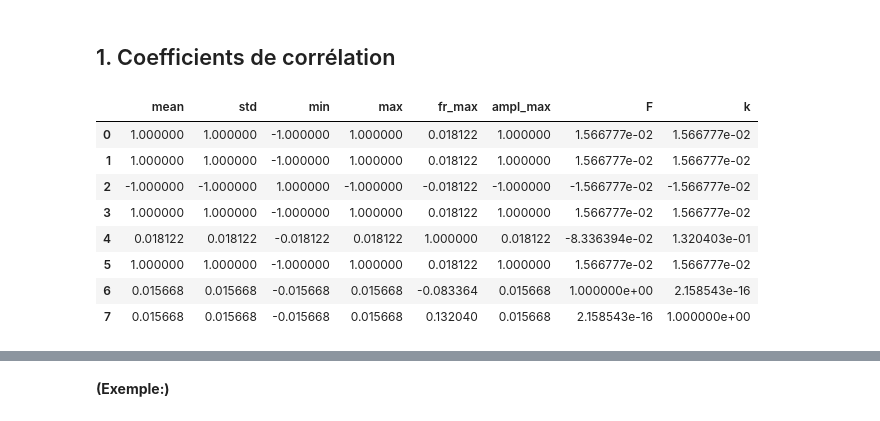
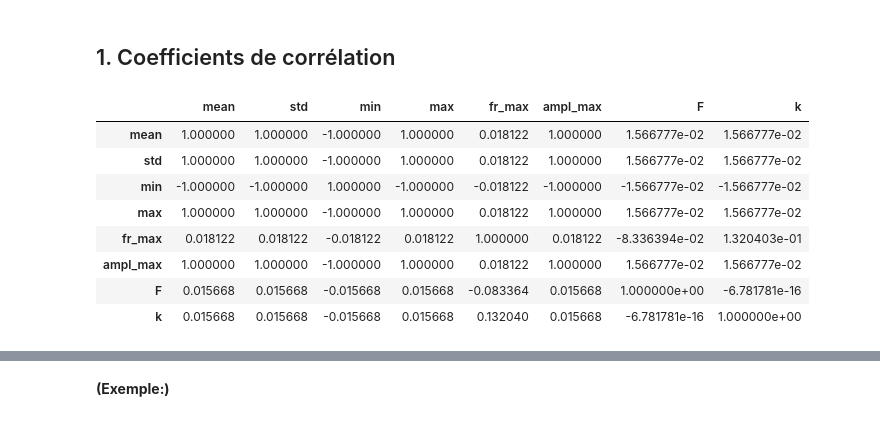
Before and after one commit to ELOISESOULIER/acterrea, a Jupyter notebook: ressort_param_descriptors.ipynb, the cells around one changed output, grey strips where cells are left out. Drawn from its saved outputs; the diff is of its cells as text; code cells hidden in the pictures.

```diff
--- a/ressort_param_descriptors.ipynb
+++ b/ressort_param_descriptors.ipynb
@@ -90,0 +126,5 @@ X_df.describe()
+# %%
+X_df['F'] = Y_data[:, 0]
+X_df['k'] = Y_data[:, 1]
+
+X_df.head()
@@ -91,19 +138,14 @@ X_df.describe()
 # %% [markdown]
 ## 1. Coefficients de corrélation
-# %%
-corr = np.corrcoef(np.hstack((X_data, Y_data)).T)
-corr = pd.DataFrame(corr)
-desc_names = ['mean', 'std', 'min', 'max', 'fr_max', 'ampl_max']
-corr.columns = desc_names + ['F', 'k']
-
-corr
-# %% [output]
-|  | mean | std | min | max | fr_max | ampl_max | F | k |
-| 0 | 1.000000 | 1.000000 | -1.000000 | 1.000000 | 0.018122 | 1.000000 | 1.566777e-02 | 1.566777e-02 |
-| 1 | 1.000000 | 1.000000 | -1.000000 | 1.000000 | 0.018122 | 1.000000 | 1.566777e-02 | 1.566777e-02 |
-| 2 | -1.000000 | -1.000000 | 1.000000 | -1.000000 | -0.018122 | -1.000000 | -1.566777e-02 | -1.566777e-02 |
-| 3 | 1.000000 | 1.000000 | -1.000000 | 1.000000 | 0.018122 | 1.000000 | 1.566777e-02 | 1.566777e-02 |
-| 4 | 0.018122 | 0.018122 | -0.018122 | 0.018122 | 1.000000 | 0.018122 | -8.336394e-02 | 1.320403e-01 |
-| 5 | 1.000000 | 1.000000 | -1.000000 | 1.000000 | 0.018122 | 1.000000 | 1.566777e-02 | 1.566777e-02 |
-| 6 | 0.015668 | 0.015668 | -0.015668 | 0.015668 | -0.083364 | 0.015668 | 1.000000e+00 | 2.158543e-16 |
-| 7 | 0.015668 | 0.015668 | -0.015668 | 0.015668 | 0.132040 | 0.015668 | 2.158543e-16 | 1.000000e+00 |
+# %%
+X_df.corr()
+# %% [output]
+|  | mean | std | min | max | fr_max | ampl_max | F | k |
+| mean | 1.000000 | 1.000000 | -1.000000 | 1.000000 | 0.018122 | 1.000000 | 1.566777e-02 | 1.566777e-02 |
+| std | 1.000000 | 1.000000 | -1.000000 | 1.000000 | 0.018122 | 1.000000 | 1.566777e-02 | 1.566777e-02 |
+| min | -1.000000 | -1.000000 | 1.000000 | -1.000000 | -0.018122 | -1.000000 | -1.566777e-02 | -1.566777e-02 |
+| max | 1.000000 | 1.000000 | -1.000000 | 1.000000 | 0.018122 | 1.000000 | 1.566777e-02 | 1.566777e-02 |
+| fr_max | 0.018122 | 0.018122 | -0.018122 | 0.018122 | 1.000000 | 0.018122 | -8.336394e-02 | 1.320403e-01 |
+| ampl_max | 1.000000 | 1.000000 | -1.000000 | 1.000000 | 0.018122 | 1.000000 | 1.566777e-02 | 1.566777e-02 |
+| F | 0.015668 | 0.015668 | -0.015668 | 0.015668 | -0.083364 | 0.015668 | 1.000000e+00 | -6.781781e-16 |
+| k | 0.015668 | 0.015668 | -0.015668 | 0.015668 | 0.132040 | 0.015668 | -6.781781e-16 | 1.000000e+00 |
```
Also changed, not shown: parts of 12 cells of this notebook.
